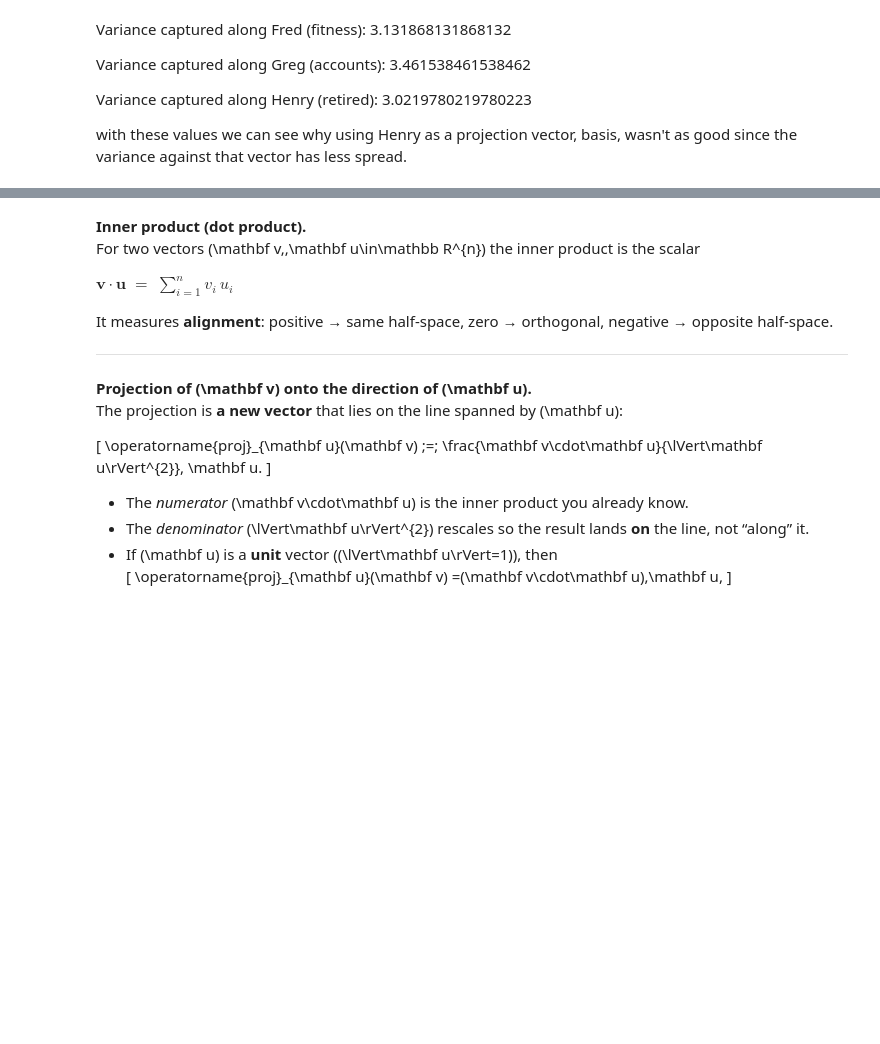
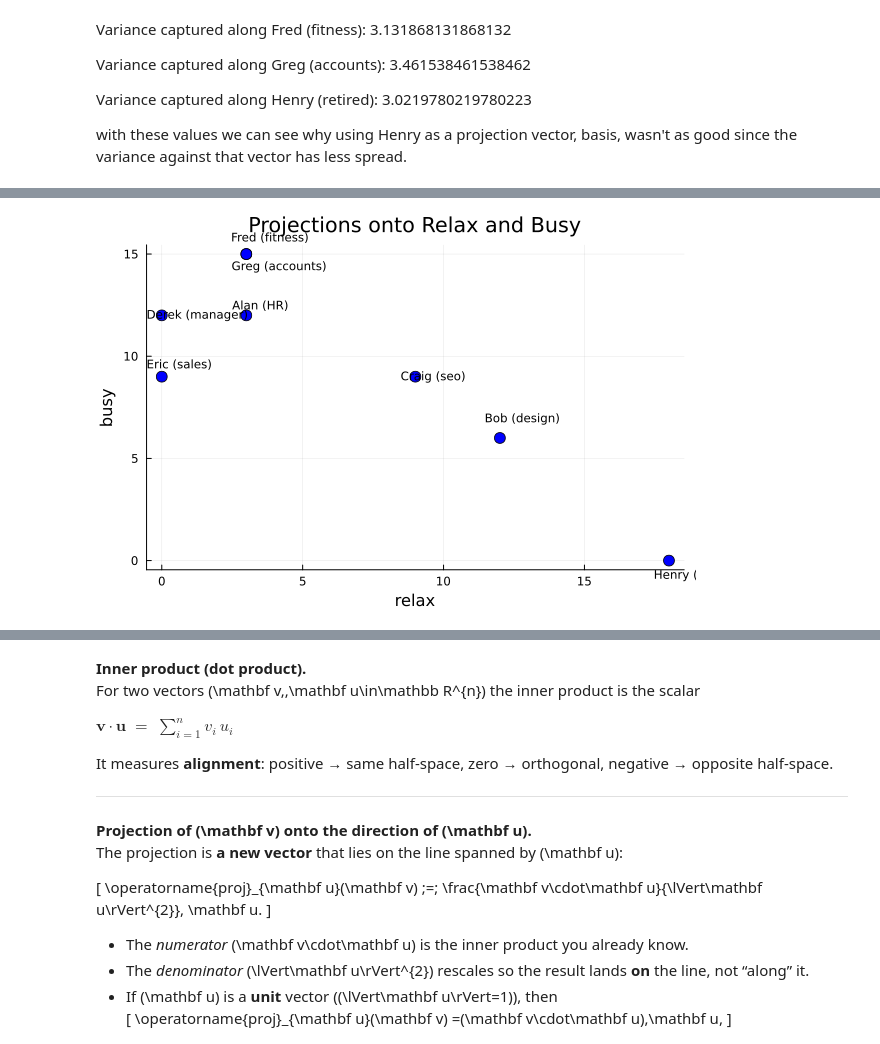
Before and after one commit to mantzaris/JuliaLang_Yeah_Yeah_Yeah, a Jupyter notebook: 05MachineLearning/UnsupervisedLearning/DimensionalityReduction/00projections.ipynb, the cells around one changed output, grey strips where cells are left out. Drawn from its saved outputs; the diff is of its cells as text; code cells hidden in the pictures; blank space fills up the shorter version.

```diff
--- a/05MachineLearning/UnsupervisedLearning/DimensionalityReduction/00projections.ipynb
+++ b/05MachineLearning/UnsupervisedLearning/DimensionalityReduction/00projections.ipynb
@@ -198,0 +208,27 @@ with these values we can see why using Henry as a projection vector, basis, wasn
+# %%
+relax_vec = [0,0,0,3,3]
+busy_vec = [0,3,3,0,0]
+
+X_relax = Float64[] #projections onto relax
+Y_busy = Float64[] #projections onto busy
+labels = String[]
+
+for i in 1:nrow(df)
+    v = Vector(df[i, 2:end])
+    push!(X_relax, sum(relax_vec .* v))#<-- inner product computation
+    push!(Y_busy, sum(busy_vec .* v))#<-- inner product computation
+    push!(labels, df[i, :name])
+end
+
+p = scatter(X_relax, Y_busy, xlabel = "relax", ylabel = "busy",
+            title = "Projections onto Relax and Busy",
+            legend = false, markersize = 6, label = "", color = :blue, markerstrokecolor = :black)
+
+for (x, y, label) in zip(X_relax, Y_busy, labels)
+    annotate!(x-0.5, y-2(rand()-.5), text(label, :left, 8))
+end
+
+savefig(p, "RelaxBusy.png")
+display(p)
+# %% [output]
+[figure, added]
```
Also changed, not shown: parts of 4 cells of this notebook, 9 other files.
